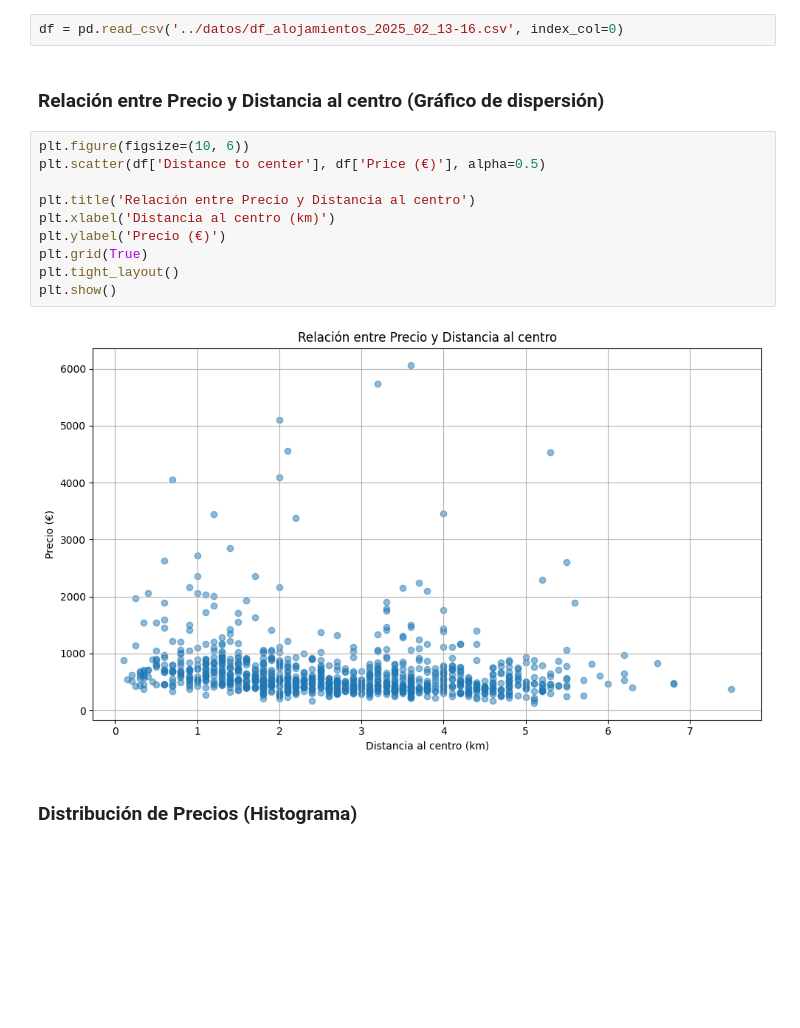
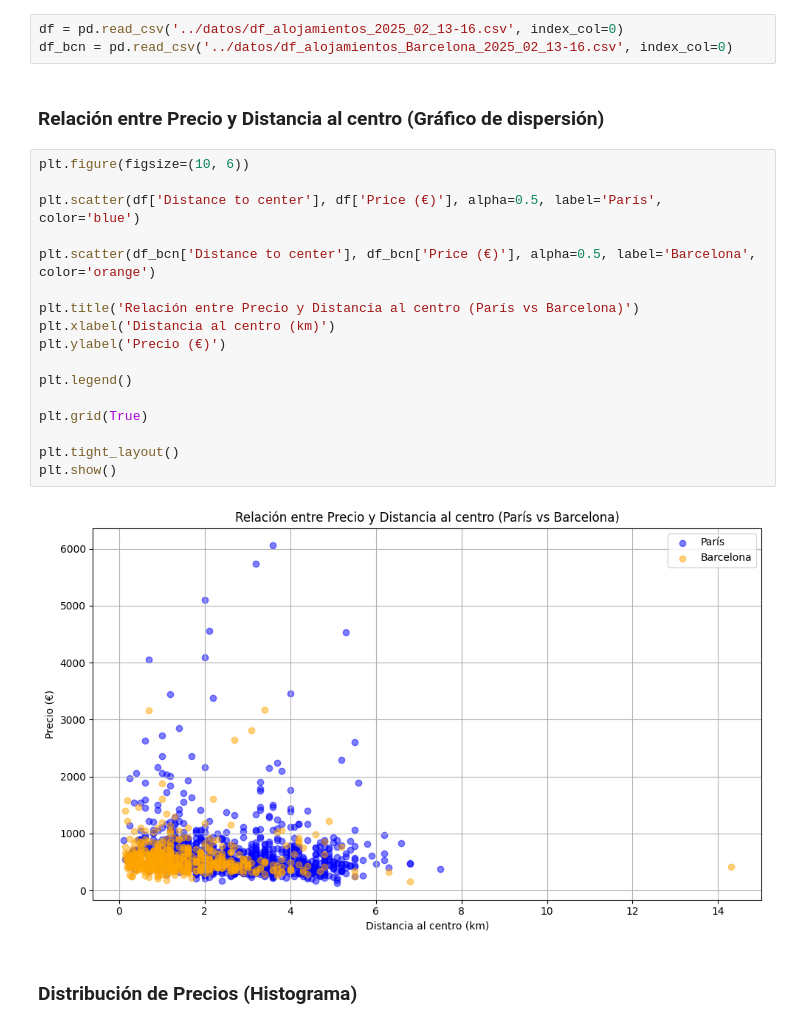
Before and after one commit to joseluisalmendral/Proyecto3-Explorando-Viajes, a Jupyter notebook: notebooks/alojamiento.ipynb, the cells around one changed output. Cells and saved outputs as stored; diff of their text form; blank space fills up the shorter version.

```diff
--- a/notebooks/alojamiento.ipynb
+++ b/notebooks/alojamiento.ipynb
@@ -20,19 +40,27 @@ import matplotlib.pyplot as plt
 # %%
 df = pd.read_csv('../datos/df_alojamientos_2025_02_13-16.csv', index_col=0)
+df_bcn = pd.read_csv('../datos/df_alojamientos_Barcelona_2025_02_13-16.csv', index_col=0)
 # %% [markdown]
 ### Relación entre Precio y Distancia al centro (Gráfico de dispersión)
 # %%
 plt.figure(figsize=(10, 6))
-plt.scatter(df['Distance to center'], df['Price (€)'], alpha=0.5)
 
-plt.title('Relación entre Precio y Distancia al centro')
+plt.scatter(df['Distance to center'], df['Price (€)'], alpha=0.5, label='París', color='blue')
+
+plt.scatter(df_bcn['Distance to center'], df_bcn['Price (€)'], alpha=0.5, label='Barcelona', color='orange')
+
+plt.title('Relación entre Precio y Distancia al centro (París vs Barcelona)')
 plt.xlabel('Distancia al centro (km)')
 plt.ylabel('Precio (€)')
+
+plt.legend()
+
 plt.grid(True)
+
 plt.tight_layout()
 plt.show()
 # %% [output]
-[figure, old version]
+[figure, new version]
 # %% [markdown]
 ### Distribución de Precios (Histograma)
 # %%
```
Also changed, not shown: parts of 18 cells of this notebook, 6 other files.
